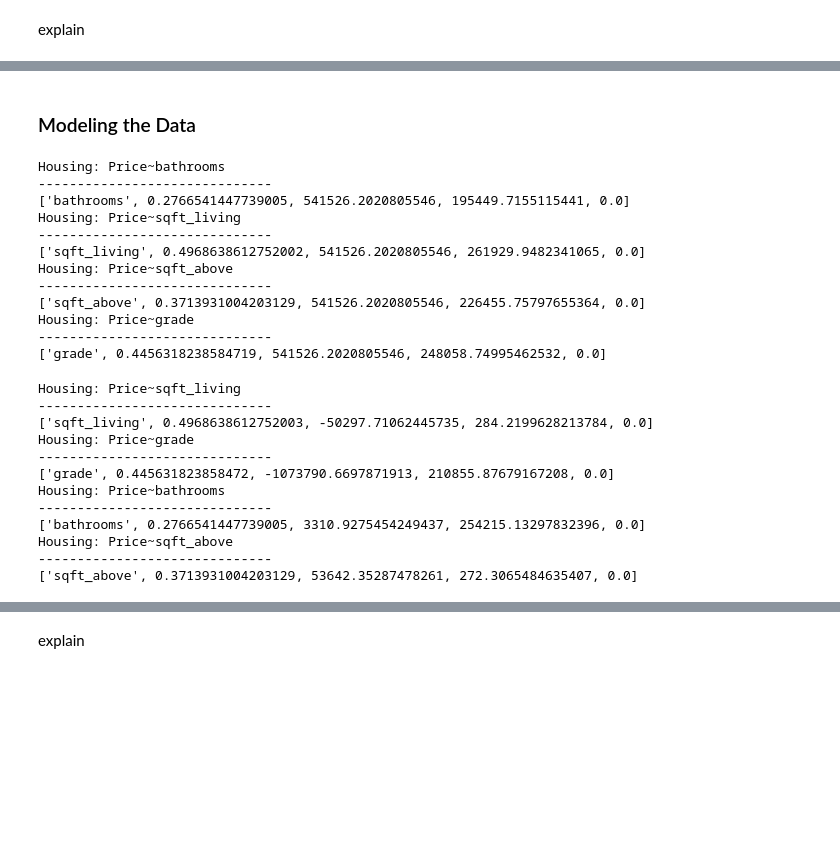
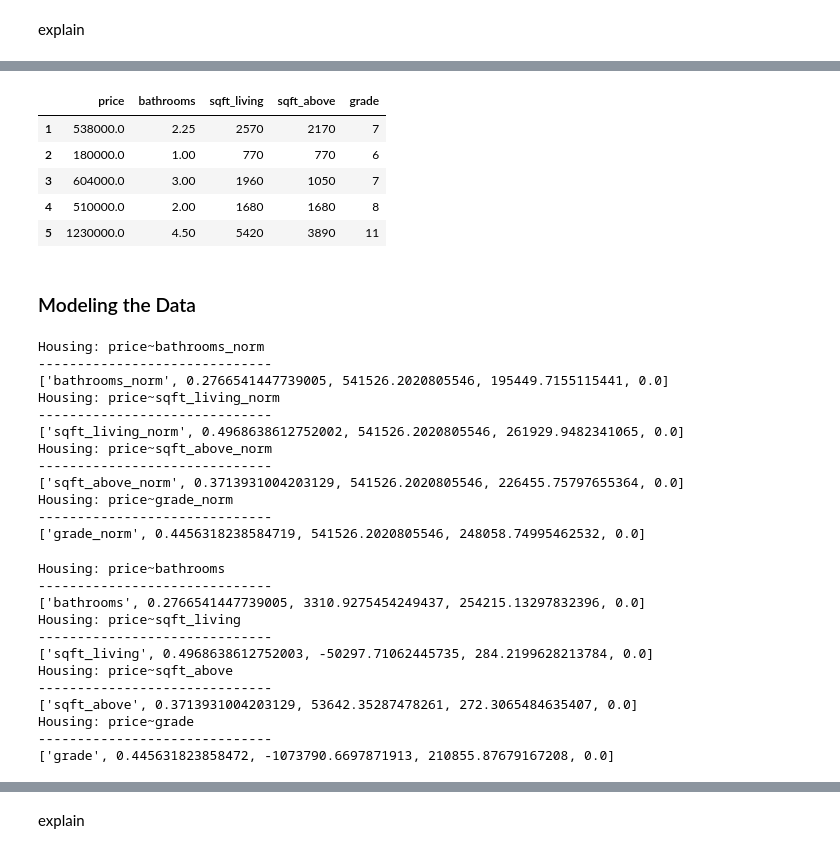
Before and after one commit to SarabiEventide/dsc-1-final-project-online-ds-sp-000, a Jupyter notebook: student_finalized.ipynb, the cells around one changed output, grey strips where cells are left out. Saved outputs shown, nothing was run; the diff lists cells and outputs as text; code cells hidden in the pictures; blank space fills up the shorter version.

```diff
--- a/student_finalized.ipynb
+++ b/student_finalized.ipynb
@@ -559,3 +575,12 @@ explain
+# %%
+df_non_norm.head()
+# %% [output]
+|  | price | bathrooms | sqft_living | sqft_above | grade |
+| 1 | 538000.0 | 2.25 | 2570 | 2170 | 7 |
+| 2 | 180000.0 | 1.00 | 770 | 770 | 6 |
+| 3 | 604000.0 | 3.00 | 1960 | 1050 | 7 |
+| 4 | 510000.0 | 2.00 | 1680 | 1680 | 8 |
+| 5 | 1230000.0 | 4.50 | 5420 | 3890 | 11 |
 # %% [markdown]
 ### Modeling the Data
 # %%
@@ -582,30 +600,30 @@ df_non_norm['sqft_above'] = df['sqft_above']
 # %%
-quick_ols(df_normal)
+quick_ols(df_normal, 'price')
 # %% [output]
-Housing: Price~bathrooms
+Housing: price~bathrooms_norm
 ------------------------------
-['bathrooms', 0.2766541447739005, 541526.2020805546, 195449.7155115441, 0.0]
-Housing: Price~sqft_living
+['bathrooms_norm', 0.2766541447739005, 541526.2020805546, 195449.7155115441, 0.0]
+Housing: price~sqft_living_norm
 ------------------------------
-['sqft_living', 0.4968638612752002, 541526.2020805546, 261929.9482341065, 0.0]
-Housing: Price~sqft_above
+['sqft_living_norm', 0.4968638612752002, 541526.2020805546, 261929.9482341065, 0.0]
+Housing: price~sqft_above_norm
 ------------------------------
-['sqft_above', 0.3713931004203129, 541526.2020805546, 226455.75797655364, 0.0]
-Housing: Price~grade
+['sqft_above_norm', 0.3713931004203129, 541526.2020805546, 226455.75797655364, 0.0]
+Housing: price~grade_norm
 ------------------------------
-['grade', 0.4456318238584719, 541526.2020805546, 248058.74995462532, 0.0]
+['grade_norm', 0.4456318238584719, 541526.2020805546, 248058.74995462532, 0.0]
 # %%
-quick_ols(df_non_norm)
+quick_ols(df_non_norm, 'price')
 # %% [output]
-Housing: Price~sqft_living
+Housing: price~bathrooms
+------------------------------
+['bathrooms', 0.2766541447739005, 3310.9275454249437, 254215.13297832396, 0.0]
+Housing: price~sqft_living
 ------------------------------
 ['sqft_living', 0.4968638612752003, -50297.71062445735, 284.2199628213784, 0.0]
-Housing: Price~grade
+Housing: price~sqft_above
+------------------------------
+['sqft_above', 0.3713931004203129, 53642.35287478261, 272.3065484635407, 0.0]
+Housing: price~grade
 ------------------------------
 ['grade', 0.445631823858472, -1073790.6697871913, 210855.87679167208, 0.0]
-Housing: Price~bathrooms
-------------------------------
-['bathrooms', 0.2766541447739005, 3310.9275454249437, 254215.13297832396, 0.0]
-Housing: Price~sqft_above
-------------------------------
-['sqft_above', 0.3713931004203129, 53642.35287478261, 272.3065484635407, 0.0]
```
Also changed, not shown: parts of 12 cells of this notebook.
